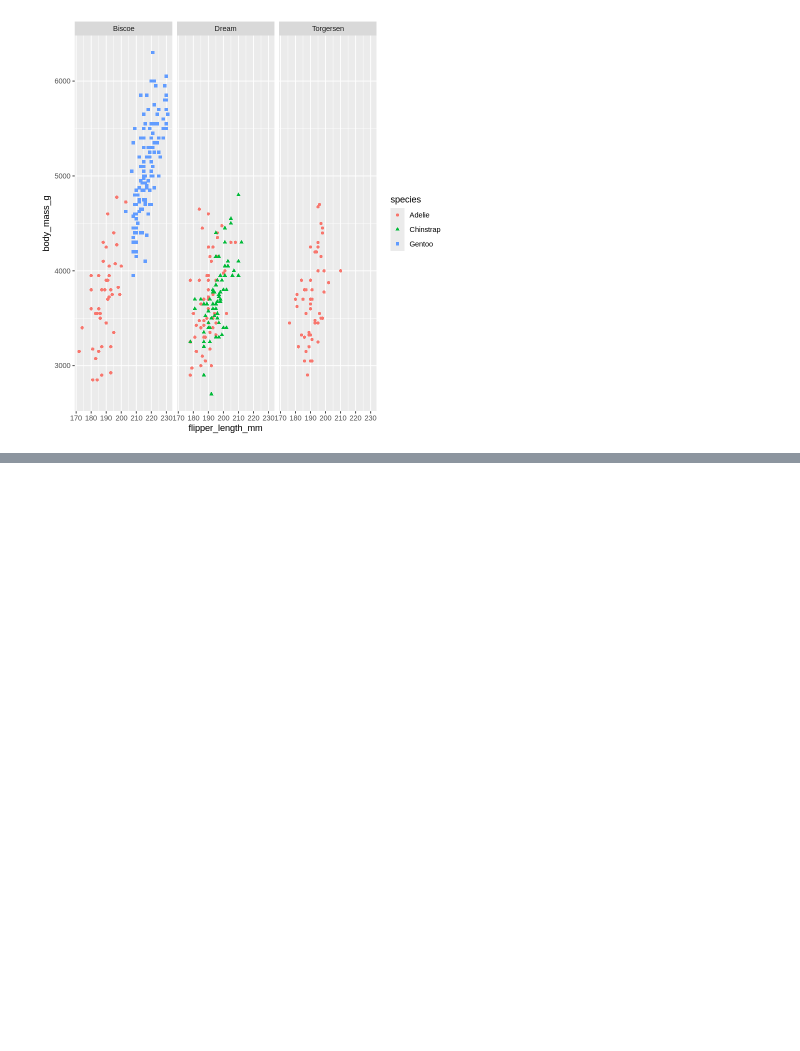
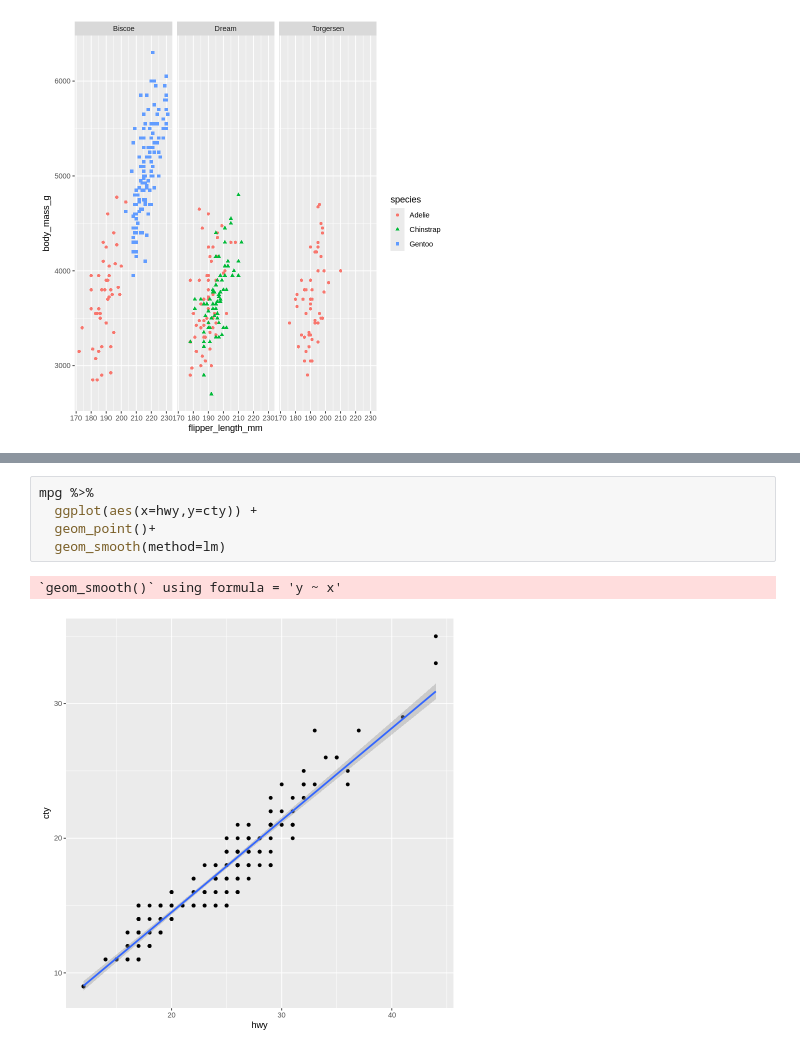
Before and after one commit to glennnoronha/R, a Jupyter notebook: data_visualization.ipynb, the cells around one changed output, grey strips where cells are left out. Cells and saved outputs as stored; diff of their text form; blank space fills up the shorter version.

Commit message:
playing around with data visualization and saving plots as a file.

```diff
--- a/data_visualization.ipynb
+++ b/data_visualization.ipynb
@@ -400,0 +418,8 @@ Warning message:
+# %%
+mpg %>%
+  ggplot(aes(x=hwy,y=cty)) +
+  geom_point()+
+  geom_smooth(method=lm)
+# %% [output]
+`geom_smooth()` using formula = 'y ~ x'
+[figure, added]
```
Also changed, not shown: parts of 9 cells of this notebook.
